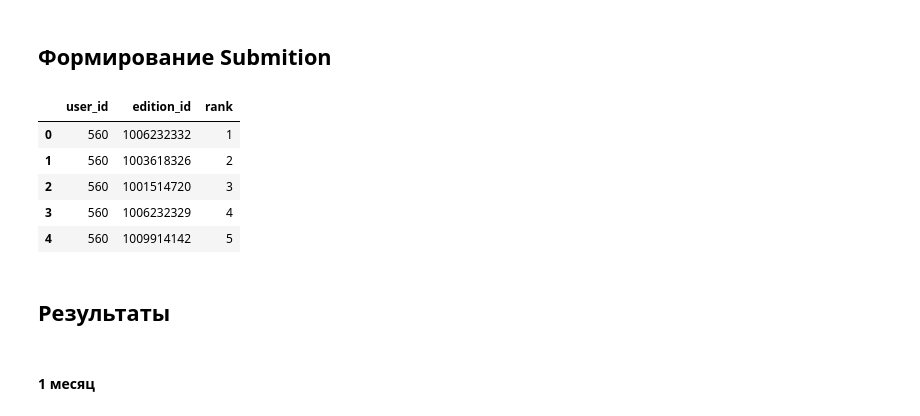
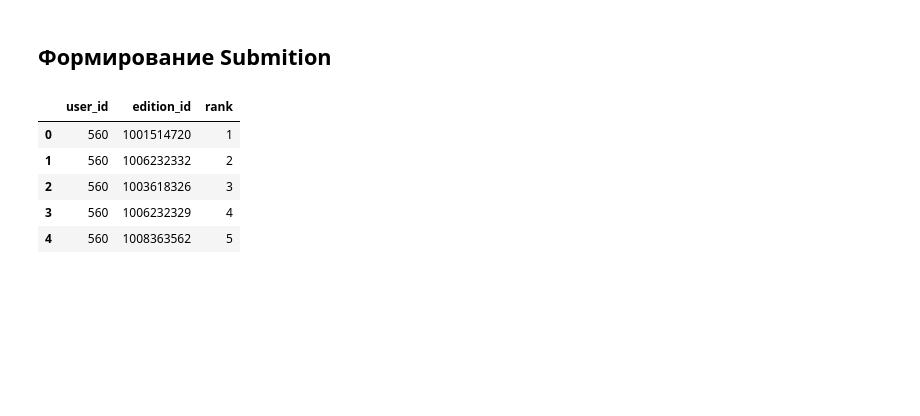
Before and after one commit to Mister-0-Zero/Academi-AI-competition, a Jupyter notebook: main.ipynb, the cells around one changed output. Saved outputs shown, nothing was run; the diff lists cells and outputs as text; code cells hidden in the pictures; blank space fills up the shorter version.

```diff
--- a/main.ipynb
+++ b/main.ipynb
@@ -18,20 +18,20 @@ pd.set_option("display.width", None)
 pd.set_option("display.max_rows", 100)
 # %%
 path_check = r"data/after_transform_xlsx/dataset.xlsx"
+path_data = r"data/after_transform_csv/dataset.csv"
 
 path_data1 = r"data/after_transform_csv/dataset1.csv"
 path_data2 = r"data/after_transform_csv/dataset2.csv"
 path_data3 = r"data/after_transform_csv/dataset3.csv"
 path_data4 = r"data/after_transform_csv/dataset4.csv"
 path_data5 = r"data/after_transform_csv/dataset5.csv"
-path_data6 = r"data/after_transform_csv/dataset6.csv"
 
 path_candidates1 = r"data/candidates/dataset1_candidates.csv"
 path_candidates2 = r"data/candidates/dataset2_candidates.csv"
 path_candidates3 = r"data/candidates/dataset3_candidates.csv"
 path_candidates4 = r"data/candidates/dataset4_candidates.csv"
 path_candidates5 = r"data/candidates/dataset5_candidates.csv"
-path_candidates6 = r"data/candidates/dataset6_candidates.csv"
+path_submit_candidates = r"data/candidates/submit_candidates.csv"
 # %% [markdown]
 ### Составим excel файл, для проверки правильности заполнения данных
 # %%
@@ -95,4 +89,4 @@ if flag_can:
 # %%
-df_train = pd.read_csv(path_data5)
+df_train = pd.read_csv(path_data)
 # %%
 df_val = pd.read_csv(path_candidates5)
@@ -361,33 +377,31 @@ score
 # %%
 # -----------------------------
 # submission
 # -----------------------------
-df_submit = pd.read_csv(path_candidates6)
 
-submit_pool = Pool(
-    data=df_submit[features],
-    group_id=df_submit[group_col],
-    cat_features=cat_features,
-)
+df_submit = pd.read_csv(path_submit_candidates)
 
-df_submit["pred"] = model.predict(submit_pool)
+# те же фичи, что в трейне (features, cat_features уже определены)
+for c in cat_features:
+    if c in df_submit.columns:
+        df_submit[c] = df_submit[c].astype("category")
+
+X_submit = df_submit[features]
+
+df_submit["pred"] = model.predict(X_submit, num_iteration=model.best_iteration)
 
 df_submit_pred = df_submit[[group_col, "edition_id"]].copy()
 df_submit_pred["score"] = df_submit["pred"]
 
 edition_genres = build_edition_genres(editions, book_genres)
 df_submission = rerank_with_diversity(df_submit_pred, edition_genres, top_n=30, k=20)
 
-df_submission.to_csv(r"submission.csv", index=False)
+df_submission.to_csv("submission.csv", index=False)
 df_submission.head()
 # %% [output]
 |  | user_id | edition_id | rank |
-| 0 | 560 | 1006232332 | 1 |
-| 1 | 560 | 1003618326 | 2 |
-| 2 | 560 | 1001514720 | 3 |
+| 0 | 560 | 1001514720 | 1 |
+| 1 | 560 | 1006232332 | 2 |
+| 2 | 560 | 1003618326 | 3 |
 | 3 | 560 | 1006232329 | 4 |
-| 4 | 560 | 1009914142 | 5 |
+| 4 | 560 | 1008363562 | 5 |
-# %% [markdown]
-## Результаты
-# %% [markdown]
-#### 1 месяц
```
Also changed, not shown: parts of 11 cells of this notebook, 4 other files.
